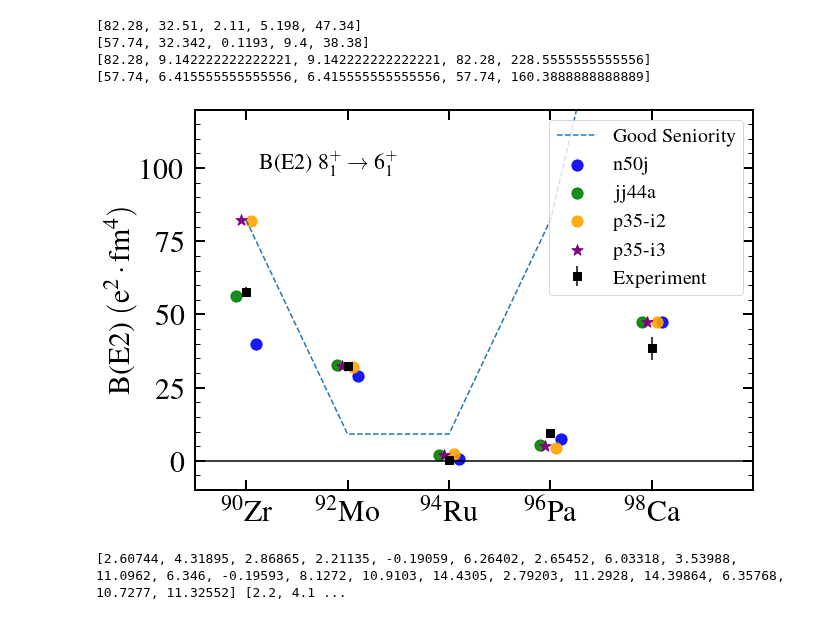
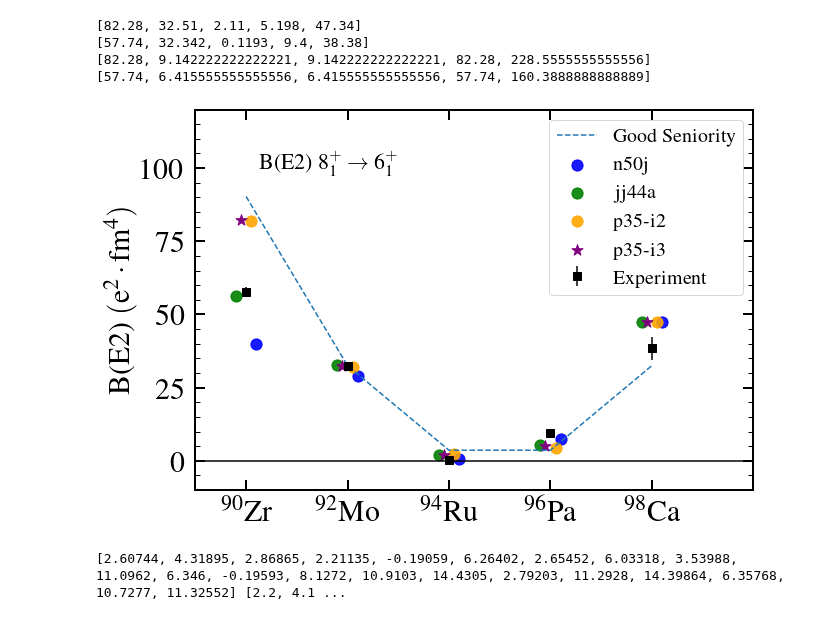
Before and after one commit to JordanPurcell/Research, a Jupyter notebook: plots/EM_properties.ipynb, the cells around one changed output. Drawn from its saved outputs; the diff is of its cells as text; code cells hidden in the pictures.

Commit message:
Fixed B(E2 8->6) figure
fixed seniority curve in figure

```diff
--- a/plots/EM_properties.ipynb
+++ b/plots/EM_properties.ipynb
@@ -550,24 +550,24 @@ print([math.pow((10-4*(i+1))/6, 2)*BE2_86_exp[0] for i in range(len(BE2_86_i3))]
 # %%
 plt.figure(figsize=(10,7))
 plt.xticks(A_even, Even_ticks, fontsize=30)
 plt.plot(xeven, np.zeros(len(xeven)), color='black', linestyle='solid')
-plt.plot(A_even[5:], [math.pow((10-4*(i+1))/6, 2)*BE2_86_i3[0] for i in range(len(BE2_86_i3))], linestyle='dashed', label='Good Seniority')
+plt.plot(A_even[5:], [math.pow((5-2*(i))/3, 2)*BE2_86_i3[1] for i in range(len(BE2_86_i3))], linestyle='dashed', label='Good Seniority')
 plt.scatter([A_even[i] + 0.2 for i in range(5,len(A_even))], BE2_86_JW, color='blue', s = 125, label='n50j', alpha=0.9)
 plt.scatter([A_even[i] - 0.2 for i in range(5,len(A_even))], BE2_86_jj44a, color='green', s = 125, label='jj44a', alpha=0.9)
 plt.scatter([A_even[i] + 0.1 for i in range(5, len(A_even))], BE2_86_i2, color='orange', s = 125, label='p35-i2', alpha=0.9)
 plt.scatter([A_even[i] - 0.1 for i in range(5,len(A_even))], BE2_86_i3, color='purple', marker='*', s = 135, label='p35-i3', alpha=1)
 plt.errorbar(A_even[5:], BE2_86_exp, yerr=BE2_86_error, fmt='s', mfc='black', mec='black', ecolor='black', ms=8, label='Experiment')
 plt.ylabel('B(E2) $\mathrm{(e^2 \cdot fm^4)}$', fontsize=30)
 plt.tick_params(which="major", direction="in", right=True, top=True, length=10, width=2, labelsize=30, pad=10)
 plt.tick_params(which="minor", direction="in", right=True, top=False, bottom=False, length=5, width=1, labelsize=20)
 plt.text(90.25, 100, r'B(E2) $\mathdefault{8^+_1 \rightarrow 6^+_1}$', fontsize = 22)
 plt.xlim(89,100)
 plt.ylim(-10,120)
 plt.legend(fontsize=20, loc='upper right')
 plt.minorticks_on()
 plt.show()
 # %% [output]
-[figure, old version]
+[figure, new version]
 # %%
 print(mu_i3[:], mu_exp)
 # %% [output]
```
Also changed, not shown: 3 other files.
